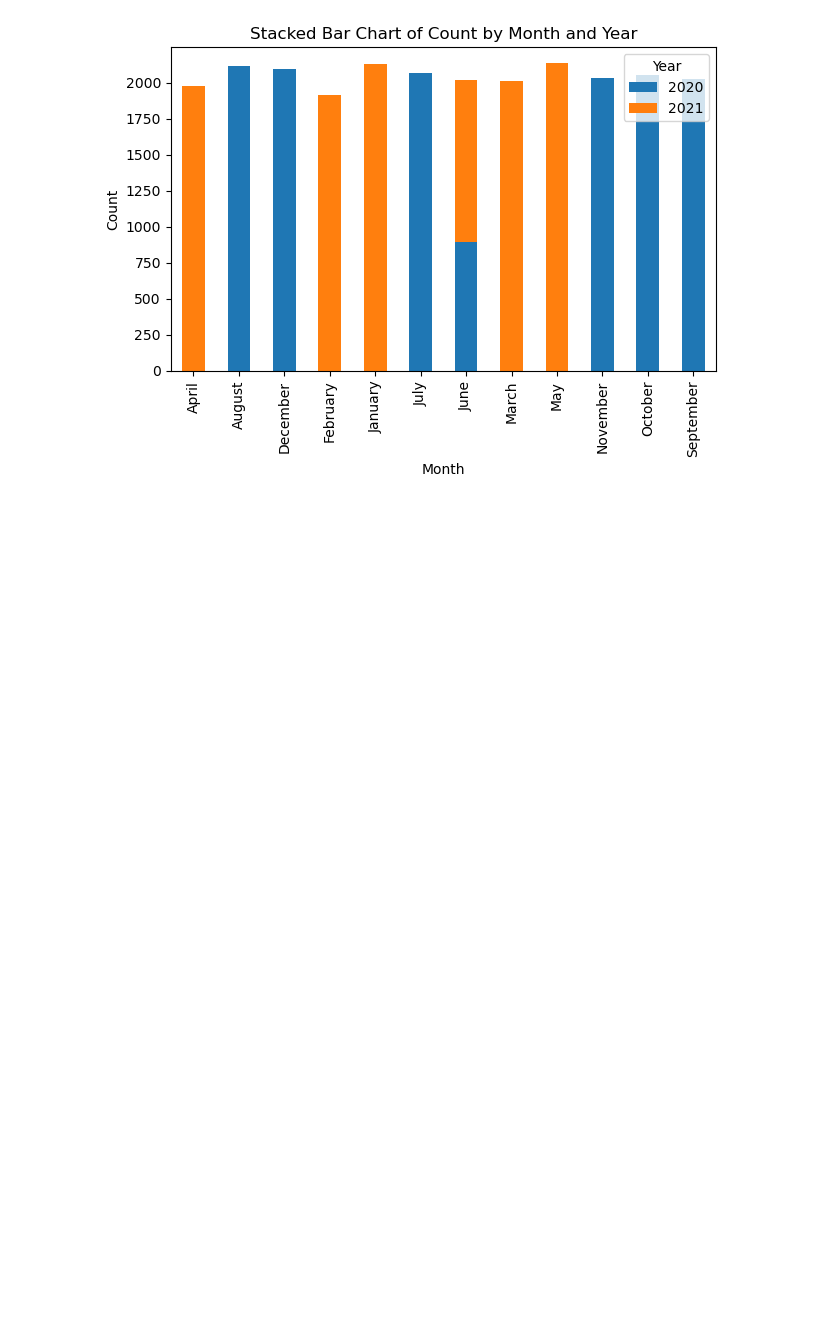
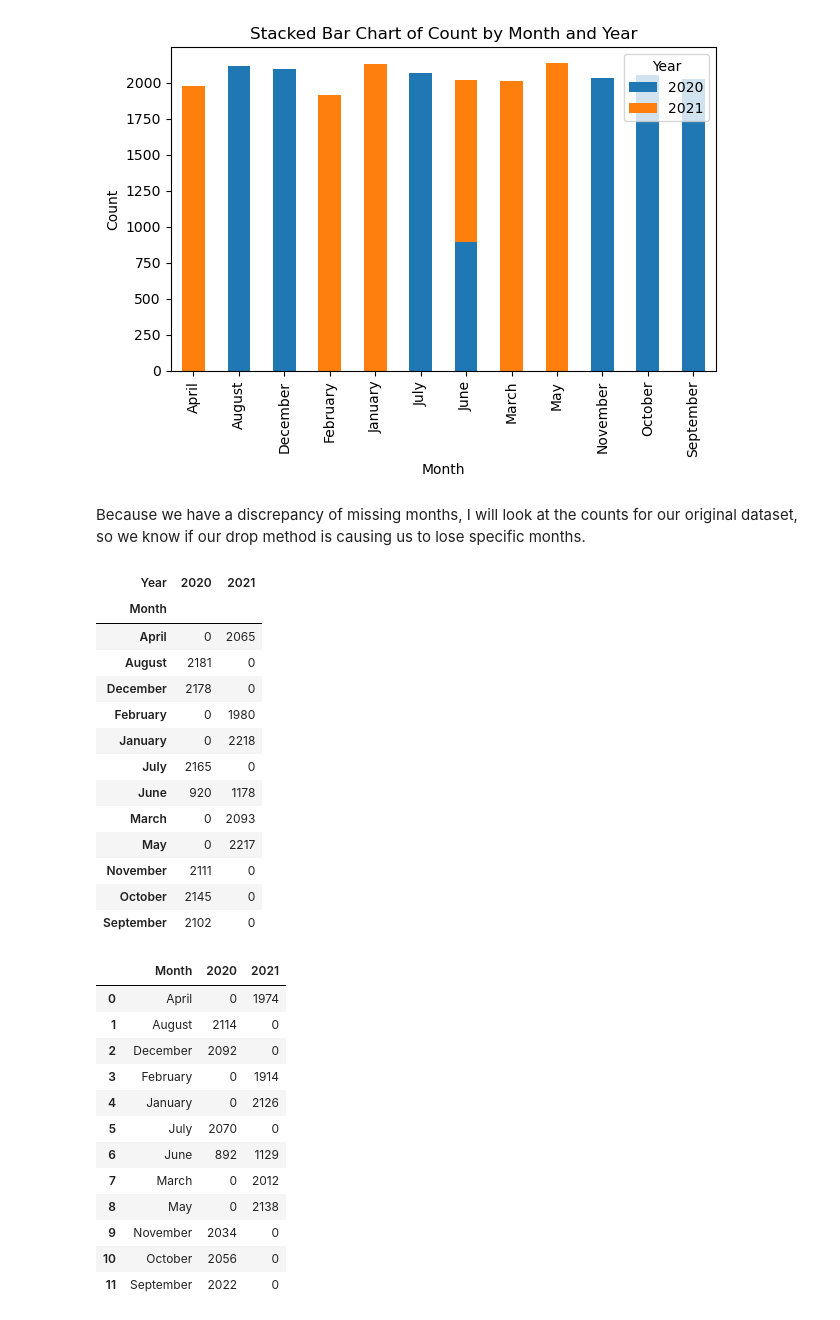
Before and after one commit to DerikVo/social_buzz, a Jupyter notebook: Code/02_visualization.ipynb, the cells around one changed output. Cells and saved outputs as stored; diff of their text form; code cells hidden in the pictures; blank space fills up the shorter version.

Commit message:
added more documentation. Explored datetime data

```diff
--- a/Code/02_visualization.ipynb
+++ b/Code/02_visualization.ipynb
@@ -192,3 +192,39 @@ plt.show()
 # %% [output]
 <Figure size 1600x1600 with 0 Axes>
 [figure]
+# %% [markdown]
+Because we have a discrepancy of missing months, I will look at the counts for our original dataset, so we know if our drop method is causing us to lose specific months.
+# %%
+_df = pd.read_csv('../Data/Reactions.csv',index_col=0,  parse_dates=['Datetime'])
+_df['Month']= _df.loc[:, 'Datetime'].apply(lambda x: x.strftime('%B'))
+_df['Year'] = _df.loc[:, ['Datetime']].apply(lambda x: x.dt.year)
+display(_df.groupby(['Year', 'Month']).size().unstack(fill_value=0).T, result_df)
+del _df
+# %% [output]
+| Year | 2020 | 2021 |
+| Month |  |  |
+| April | 0 | 2065 |
+| August | 2181 | 0 |
+| December | 2178 | 0 |
+| February | 0 | 1980 |
+| January | 0 | 2218 |
+| July | 2165 | 0 |
+| June | 920 | 1178 |
+| March | 0 | 2093 |
+| May | 0 | 2217 |
+| November | 2111 | 0 |
+| October | 2145 | 0 |
+| September | 2102 | 0 |
+|  | Month | 2020 | 2021 |
+| 0 | April | 0 | 1974 |
+| 1 | August | 2114 | 0 |
+| 2 | December | 2092 | 0 |
+| 3 | February | 0 | 1914 |
+| 4 | January | 0 | 2126 |
+| 5 | July | 2070 | 0 |
+| 6 | June | 892 | 1129 |
+| 7 | March | 0 | 2012 |
+| 8 | May | 0 | 2138 |
+| 9 | November | 2034 | 0 |
+| 10 | October | 2056 | 0 |
+| 11 | September | 2022 | 0 |
```
Also changed, not shown: parts of 1 cell of this notebook, 1 other file.
